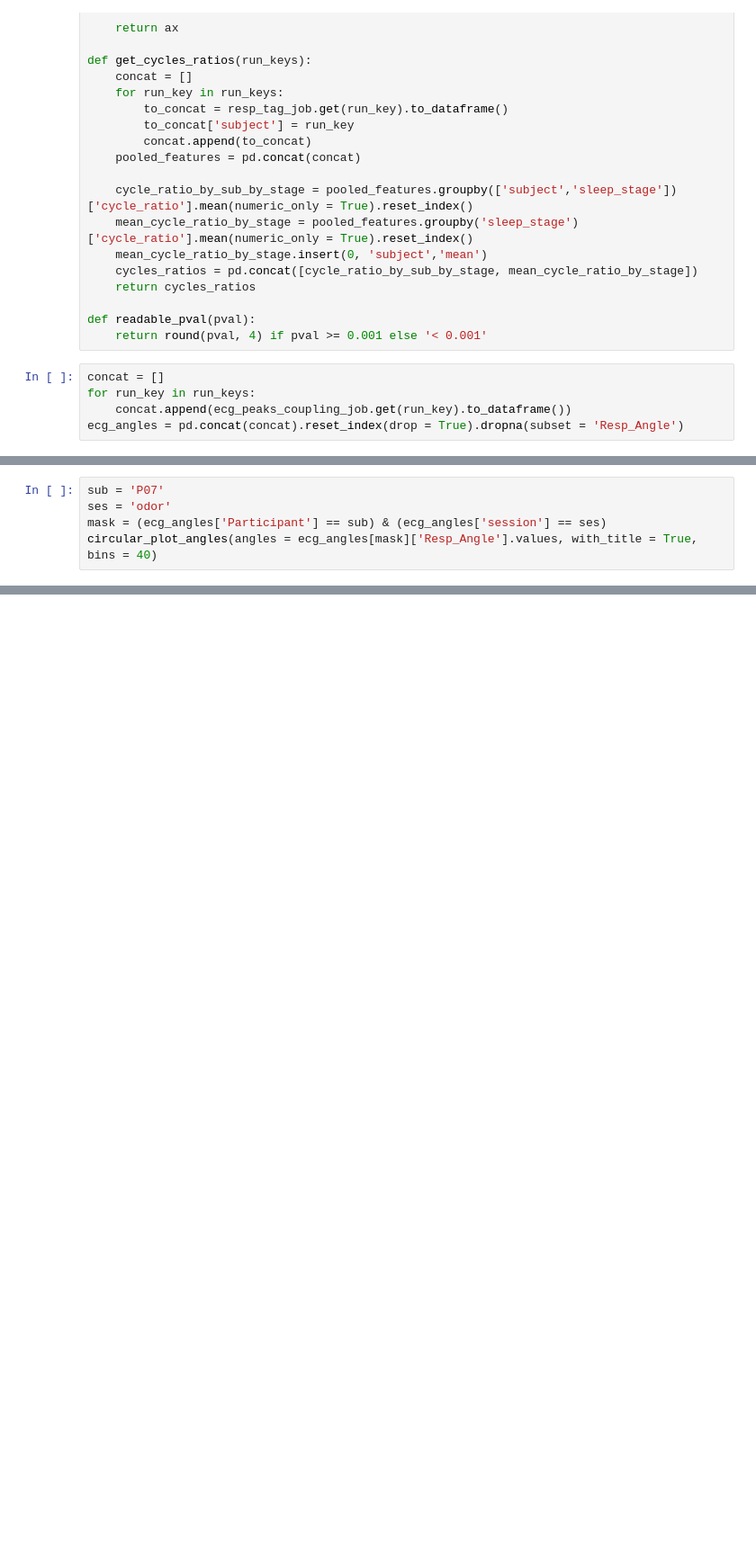
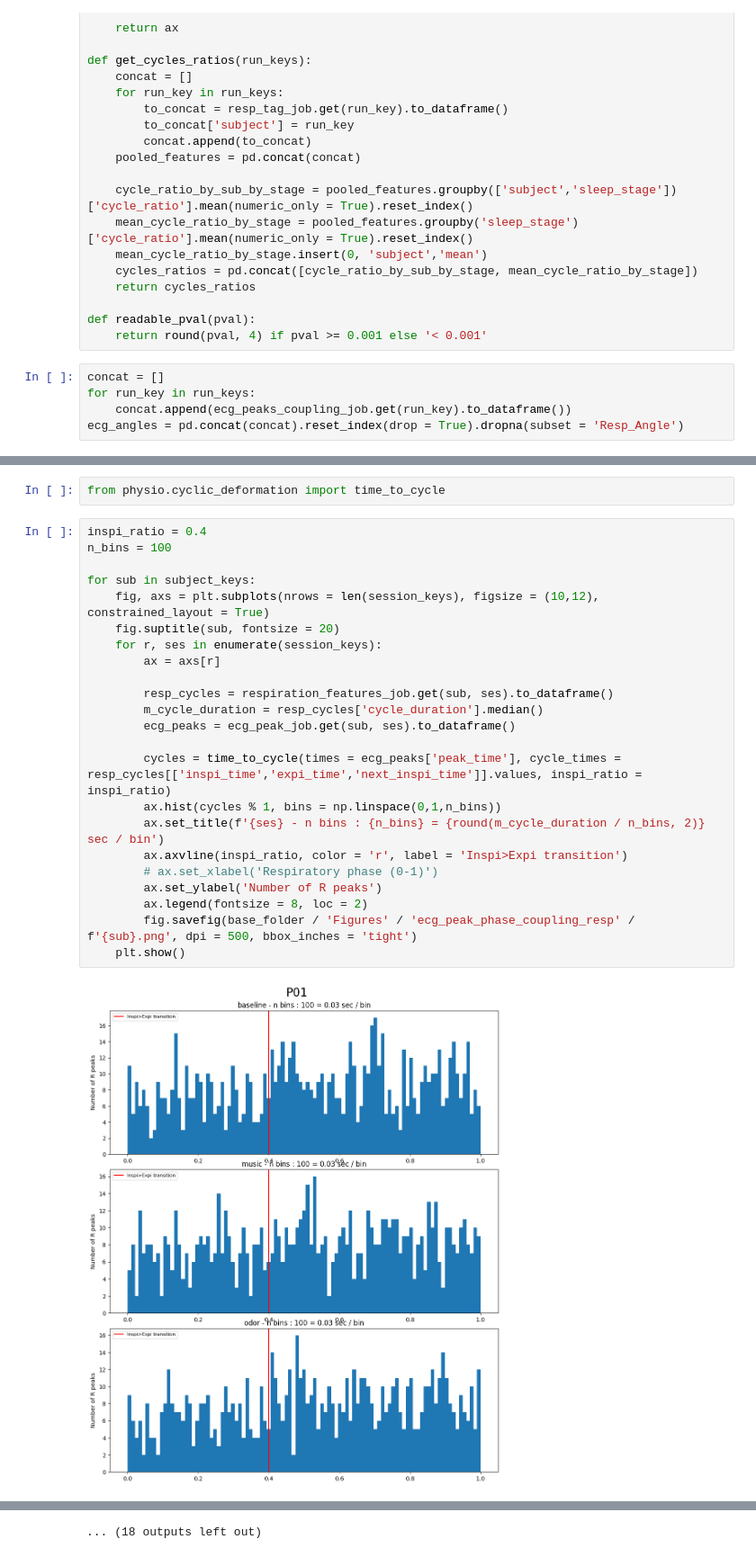
Before and after one commit to ValentinGhibaudo/Emosens_3, a Jupyter notebook: stats_ecg_peaks_coupling.ipynb, the cells around one changed output, grey strips where cells are left out. Shown at 90% size. Cells and saved outputs as stored; diff of their text form; blank space fills up the shorter version.

Commit message:
readme dvp + physio crossco respi r peaks from sam

```diff
--- a/stats_ecg_peaks_coupling.ipynb
+++ b/stats_ecg_peaks_coupling.ipynb
@@ -179,6 +181 @@ ecg_angles
 65509 rows × 5 columns
-# %%
-sub = 'P07'
-ses = 'odor'
-mask = (ecg_angles['Participant'] == sub) & (ecg_angles['session'] == ses)
-circular_plot_angles(angles = ecg_angles[mask]['Resp_Angle'].values, with_title = True, bins = 40)
@@ -229,0 +225,27 @@ bins.shape
+# %%
+from physio.cyclic_deformation import time_to_cycle
+# %%
+inspi_ratio = 0.4
+n_bins = 100
+
+for sub in subject_keys:
+    fig, axs = plt.subplots(nrows = len(session_keys), figsize = (10,12), constrained_layout = True)
+    fig.suptitle(sub, fontsize = 20)
+    for r, ses in enumerate(session_keys):
+        ax = axs[r]
+
+        resp_cycles = respiration_features_job.get(sub, ses).to_dataframe()
+        m_cycle_duration = resp_cycles['cycle_duration'].median()
+        ecg_peaks = ecg_peak_job.get(sub, ses).to_dataframe()
+
+        cycles = time_to_cycle(times = ecg_peaks['peak_time'], cycle_times = resp_cycles[['inspi_time','expi_time','next_inspi_time']].values, inspi_ratio = inspi_ratio)
+        ax.hist(cycles % 1, bins = np.linspace(0,1,n_bins))
+        ax.set_title(f'{ses} - n bins : {n_bins} = {round(m_cycle_duration / n_bins, 2)} sec / bin')
+        ax.axvline(inspi_ratio, color = 'r', label = 'Inspi>Expi transition')
+        # ax.set_xlabel('Respiratory phase (0-1)')
+        ax.set_ylabel('Number of R peaks')
+        ax.legend(fontsize = 8, loc = 2)
+        fig.savefig(base_folder / 'Figures' / 'ecg_peak_phase_coupling_resp' / f'{sub}.png', dpi = 500, bbox_inches = 'tight')
+    plt.show()
+# %% [output]
+[figure, added]
@@ -229,0 +263 @@ bins.shape
+... (18 outputs left out)
```
Also changed, not shown: parts of 12 cells of this notebook, 2 other files.
